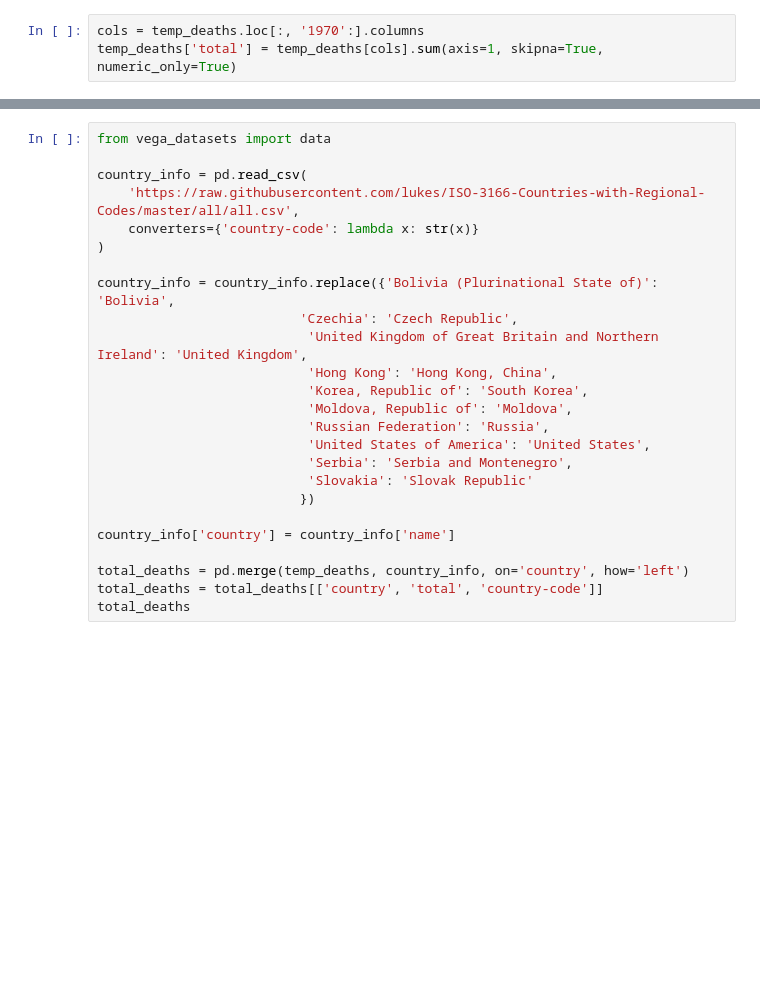
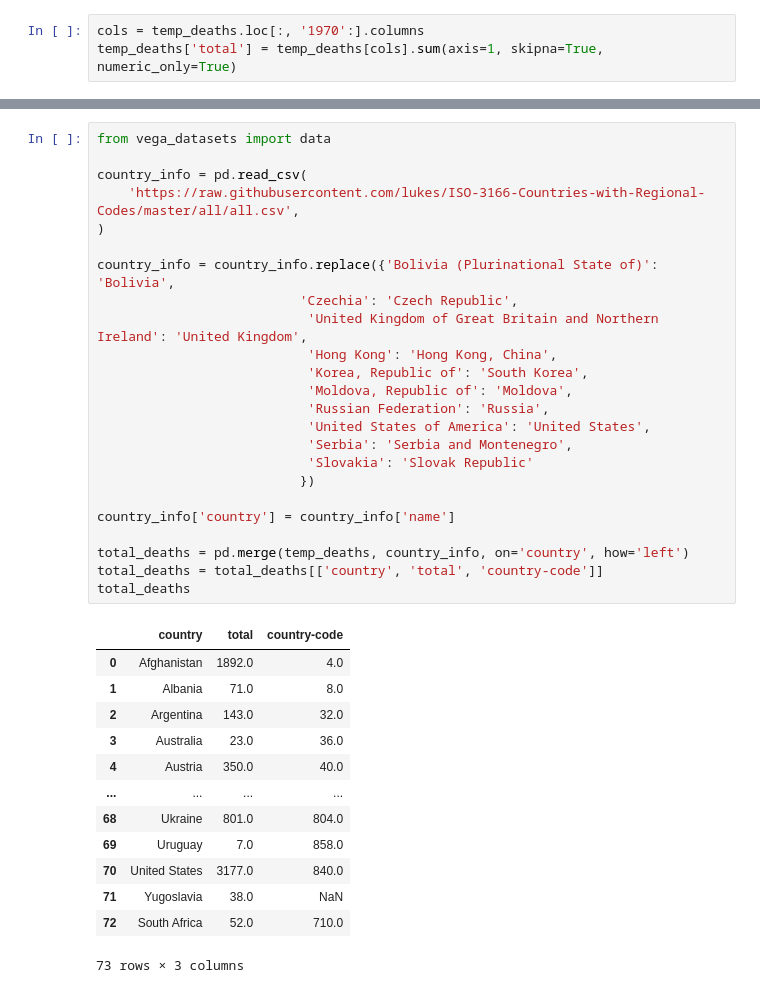
Before and after one commit to mel-liow/climate-analysis, a Jupyter notebook: climate_analysis.ipynb, the cells around one changed output, grey strips where cells are left out. Drawn from its saved outputs; the diff is of its cells as text; blank space fills up the shorter version.

```diff
--- a/climate_analysis.ipynb
+++ b/climate_analysis.ipynb
@@ -373,28 +401,41 @@ temp_deaths
 # %%
 from vega_datasets import data
 
 country_info = pd.read_csv(
     'https://raw.githubusercontent.com/lukes/ISO-3166-Countries-with-Regional-Codes/master/all/all.csv',
-    converters={'country-code': lambda x: str(x)}
 )
 
 country_info = country_info.replace({'Bolivia (Plurinational State of)': 'Bolivia',
                           'Czechia': 'Czech Republic',
                            'United Kingdom of Great Britain and Northern Ireland': 'United Kingdom',
                            'Hong Kong': 'Hong Kong, China',
                            'Korea, Republic of': 'South Korea',
                            'Moldova, Republic of': 'Moldova',
                            'Russian Federation': 'Russia',
                            'United States of America': 'United States',
                            'Serbia': 'Serbia and Montenegro',
                            'Slovakia': 'Slovak Republic'
                           })
 
 country_info['country'] = country_info['name']
 
 total_deaths = pd.merge(temp_deaths, country_info, on='country', how='left')
 total_deaths = total_deaths[['country', 'total', 'country-code']]
 total_deaths
+# %% [output]
+|  | country | total | country-code |
+| 0 | Afghanistan | 1892.0 | 4.0 |
+| 1 | Albania | 71.0 | 8.0 |
+| 2 | Argentina | 143.0 | 32.0 |
+| 3 | Australia | 23.0 | 36.0 |
+| 4 | Austria | 350.0 | 40.0 |
+| ... | ... | ... | ... |
+| 68 | Ukraine | 801.0 | 804.0 |
+| 69 | Uruguay | 7.0 | 858.0 |
+| 70 | United States | 3177.0 | 840.0 |
+| 71 | Yugoslavia | 38.0 | NaN |
+| 72 | South Africa | 52.0 | 710.0 |
+73 rows × 3 columns
 # %%
 countries = alt.topo_feature(data.world_110m.url, 'countries')
 
```
Also changed, not shown: parts of 4 cells of this notebook.
